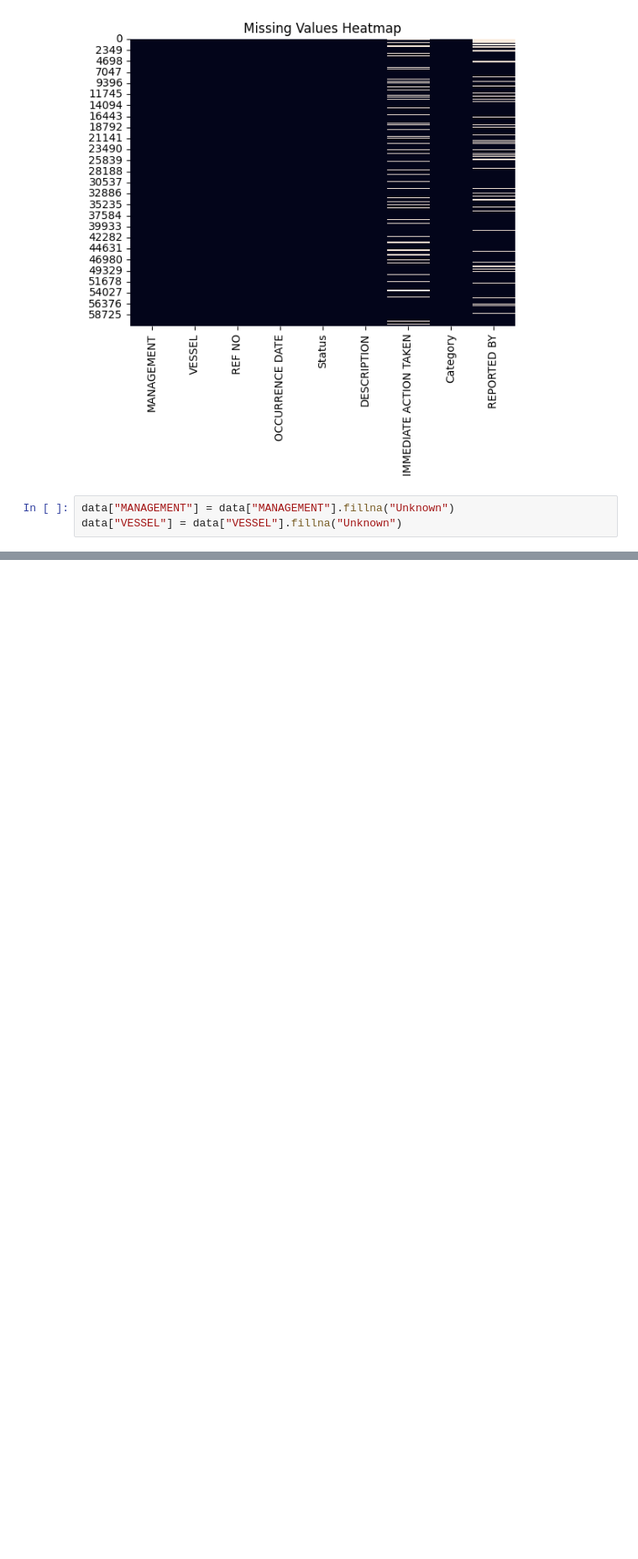
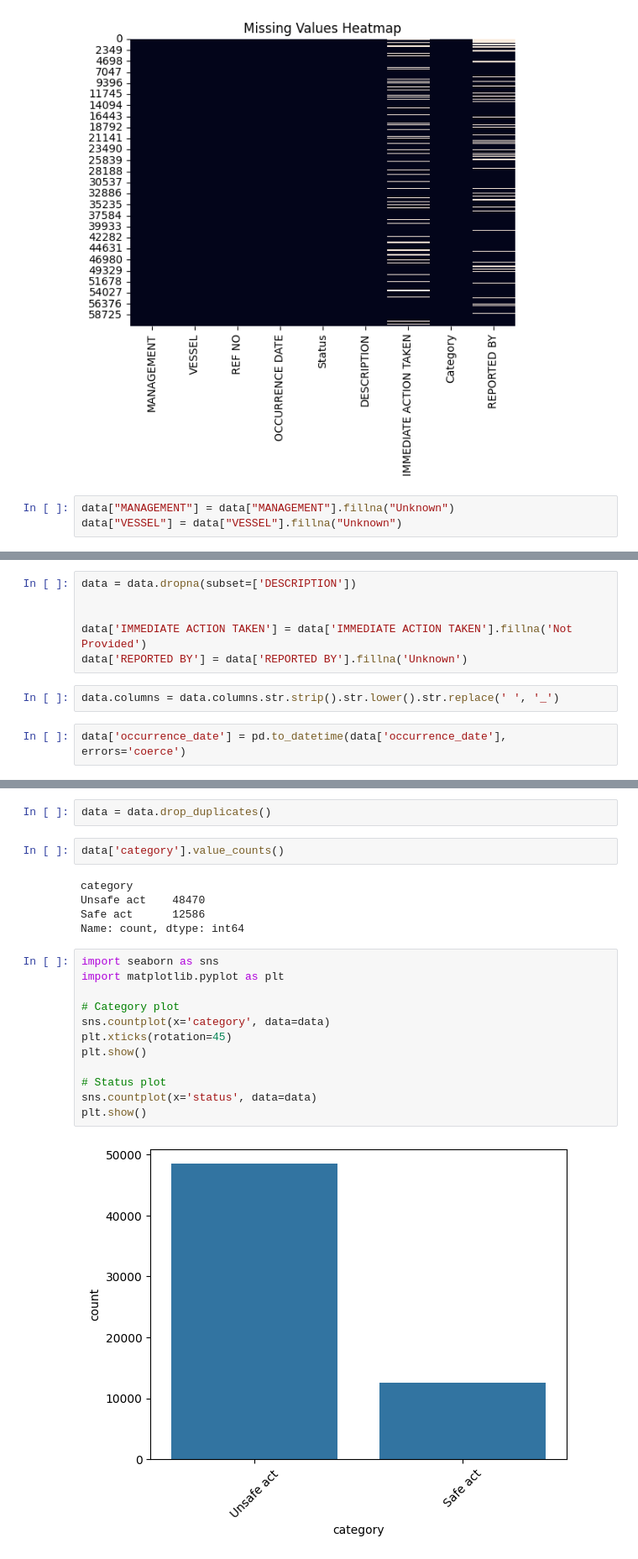
Before and after one commit to Noschithanachar/Data-Clean-and-EDA, a Jupyter notebook: LARPDatabase.ipynb, the cells around one changed output, grey strips where cells are left out. Shown at 84% size. Cells and saved outputs as stored; diff of their text form; blank space fills up the shorter version.

```diff
--- a/LARPDatabase.ipynb
+++ b/LARPDatabase.ipynb
@@ -161,0 +181,10 @@ data["VESSEL"] = data["VESSEL"].fillna("Unknown")
+# %%
+data = data.dropna(subset=['DESCRIPTION'])
+
+
+data['IMMEDIATE ACTION TAKEN'] = data['IMMEDIATE ACTION TAKEN'].fillna('Not Provided')
+data['REPORTED BY'] = data['REPORTED BY'].fillna('Unknown')
+# %%
+data.columns = data.columns.str.strip().str.lower().str.replace(' ', '_')
+# %%
+data['occurrence_date'] = pd.to_datetime(data['occurrence_date'], errors='coerce')
@@ -161,0 +210,23 @@ data["VESSEL"] = data["VESSEL"].fillna("Unknown")
+# %%
+data = data.drop_duplicates()
+# %%
+data['category'].value_counts()
+# %% [output]
+category
+Unsafe act    48470
+Safe act      12586
+Name: count, dtype: int64
+# %%
+import seaborn as sns
+import matplotlib.pyplot as plt
+
+# Category plot
+sns.countplot(x='category', data=data)
+plt.xticks(rotation=45)
+plt.show()
+
+# Status plot
+sns.countplot(x='status', data=data)
+plt.show()
+# %% [output]
+[figure, added]
```
Also changed, not shown: parts of 39 cells of this notebook.
